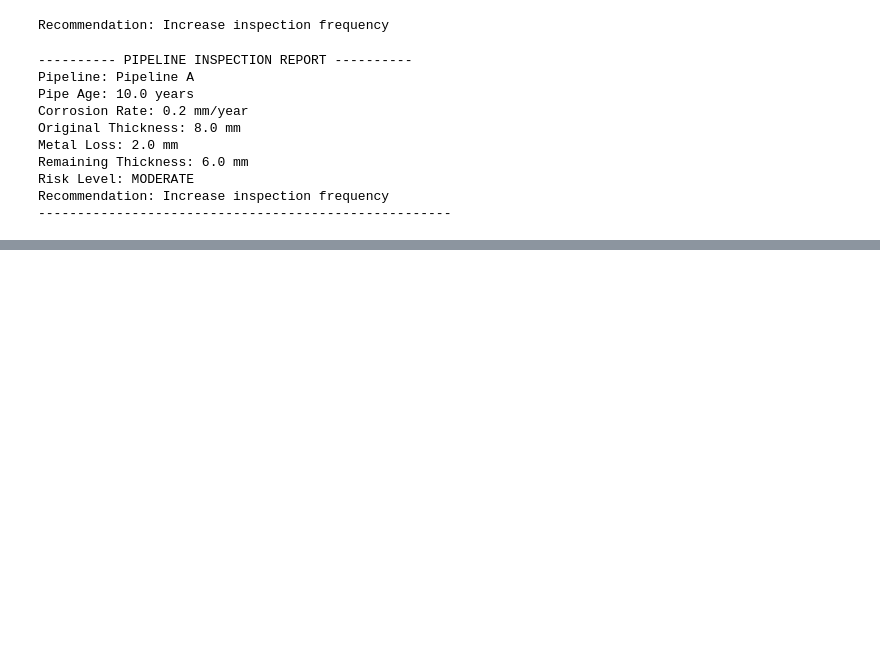
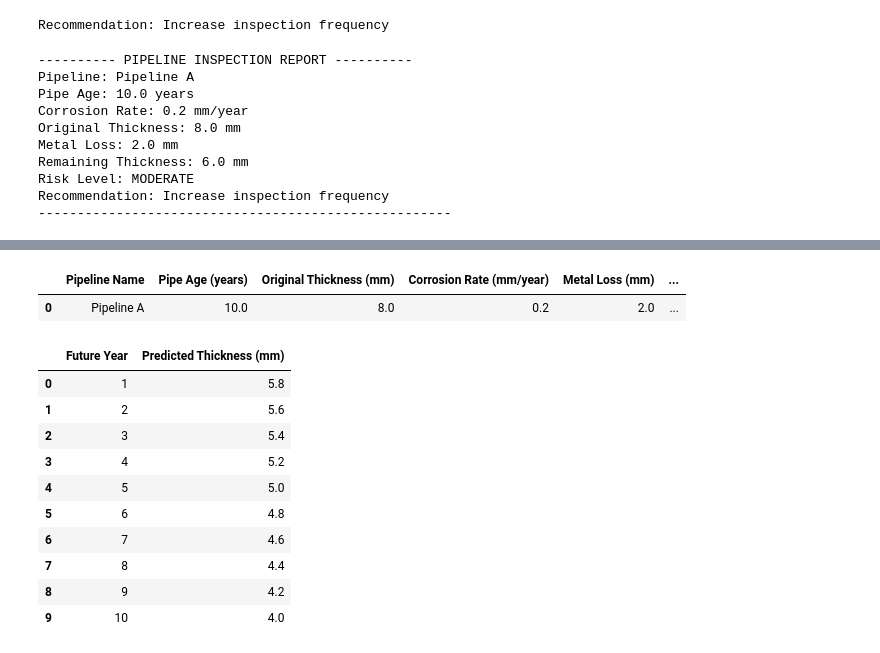
Before and after one commit to mashiwalissah7-cloud/Pipeline-Corrosion-Prediction, a Jupyter notebook: Pipeline_Corrosion_Prediction.ipynb, the cells around one changed output, grey strips where cells are left out. Cells and saved outputs as stored; diff of their text form; code cells hidden in the pictures; blank space fills up the shorter version.

```diff
--- a/Pipeline_Corrosion_Prediction.ipynb
+++ b/Pipeline_Corrosion_Prediction.ipynb
@@ -128,0 +148,10 @@ Recommendation: Increase inspection frequency
+# %%
+# Section 9: Future Thickness Prediction
+
+print("---------- FUTURE THICKNESS PREDICTION ----------")
+
+for year in range(1, 6):
+    predicted_thickness = remaining_thickness - (corrosion_rate * year)
+    print("After", year, "year(s):", predicted_thickness, "mm")
+
+print("------------------------------------------------")
@@ -128,0 +415,58 @@ Recommendation: Increase inspection frequency
+# %%
+# Section 16: Engineering Results Table
+
+import pandas as pd
+
+pipeline_results = {
+    "Pipeline Name": [pipe_name],
+    "Pipe Age (years)": [pipe_age],
+    "Original Thickness (mm)": [original_thickness],
+    "Corrosion Rate (mm/year)": [corrosion_rate],
+    "Metal Loss (mm)": [metal_loss],
+    "Remaining Thickness (mm)": [remaining_thickness],
+    "Risk Level": [risk_level],
+    "Remaining Useful Life (years)": [remaining_useful_life],
+    "Maintenance Urgency": [maintenance_urgency],
+    "Integrity Score": [round(integrity_score, 2)],
+    "RBI Category": [rbi_category],
+    "Priority Level": [priority_level],
+    "Inspection Interval": [inspection_interval],
+    "Action Plan": [action_plan]
+}
+
+results_table = pd.DataFrame(pipeline_results)
+
+results_table
+# %% [output]
+|  | Pipeline Name | Pipe Age (years) | Original Thickness (mm) | Corrosion Rate (mm/year) | Metal Loss (mm) | ... |
+| 0 | Pipeline A | 10.0 | 8.0 | 0.2 | 2.0 | ... |
+# %%
+# Section 17: Future Thickness Table
+
+future_years = []
+predicted_thicknesses = []
+
+for year in range(1, 11):
+    predicted_thickness = remaining_thickness - (corrosion_rate * year)
+
+    future_years.append(year)
+    predicted_thicknesses.append(predicted_thickness)
+
+future_thickness_table = pd.DataFrame({
+    "Future Year": future_years,
+    "Predicted Thickness (mm)": predicted_thicknesses
+})
+
+future_thickness_table
+# %% [output]
+|  | Future Year | Predicted Thickness (mm) |
+| 0 | 1 | 5.8 |
+| 1 | 2 | 5.6 |
+| 2 | 3 | 5.4 |
+| 3 | 4 | 5.2 |
+| 4 | 5 | 5.0 |
+| 5 | 6 | 4.8 |
+| 6 | 7 | 4.6 |
+| 7 | 8 | 4.4 |
+| 8 | 9 | 4.2 |
+| 9 | 10 | 4.0 |
```
Also changed, not shown: parts of 9 cells of this notebook.
